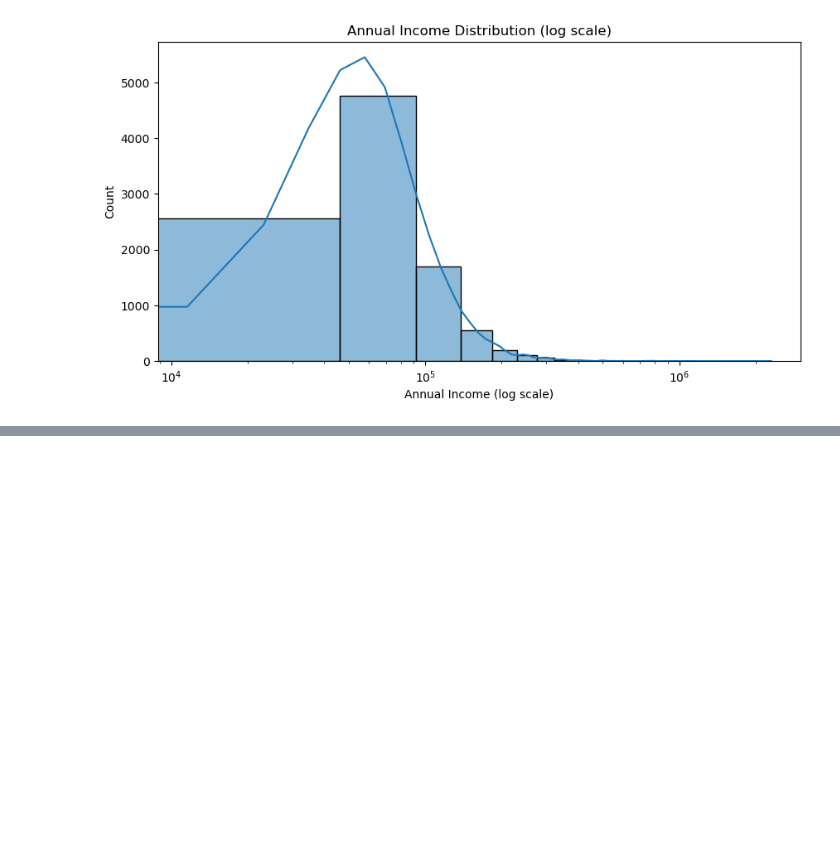
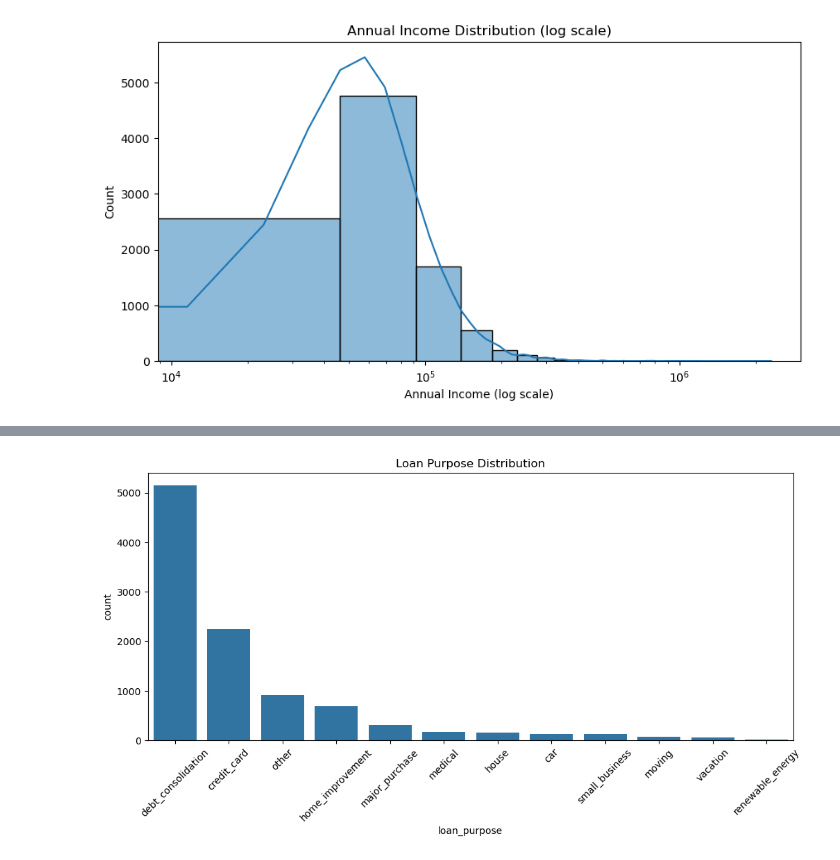
Before and after one commit to Kurodataio/Loan-Default-Prediction, a Jupyter notebook: loan-default-prediction.ipynb, the cells around one changed output, grey strips where cells are left out. Saved outputs shown, nothing was run; the diff lists cells and outputs as text; code cells hidden in the pictures; blank space fills up the shorter version.

```diff
--- a/loan-default-prediction.ipynb
+++ b/loan-default-prediction.ipynb
@@ -368,0 +387,9 @@ plt.show()
+# %%
+#Loan Purpose Counts — Portfolio composition
+plt.figure(figsize=(12,5))
+sns.countplot(data=df, x='loan_purpose', order=df['loan_purpose'].value_counts().index)
+plt.xticks(rotation=45)
+plt.title("Loan Purpose Distribution")
+plt.show()
+# %% [output]
+[figure, added]
```
Also changed, not shown: parts of 2 cells of this notebook.
